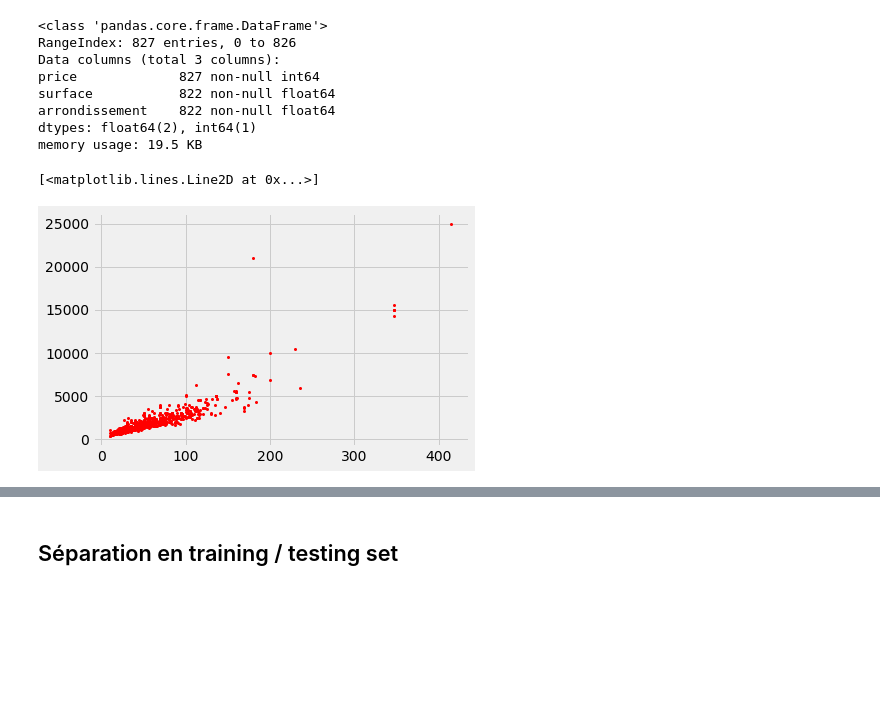
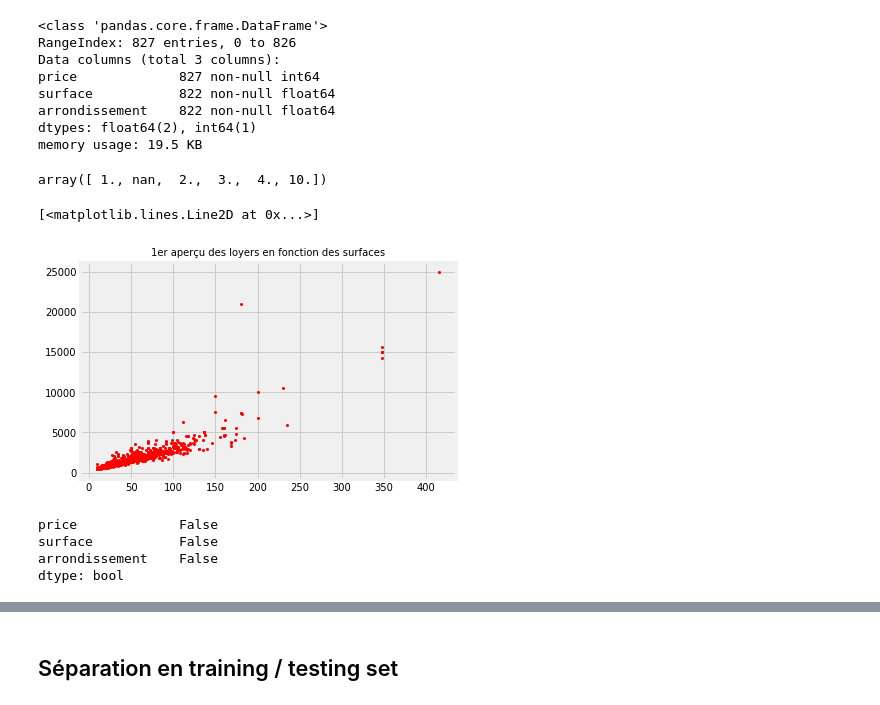
Before and after one commit to obrunet/OCR-projets, a Jupyter notebook: 2.5.prediction_loyer.ipynb, the cells around one changed output, grey strips where cells are left out. Drawn from its saved outputs; the diff is of its cells as text; code cells hidden in the pictures; blank space fills up the shorter version.

```diff
--- a/2.5.prediction_loyer.ipynb
+++ b/2.5.prediction_loyer.ipynb
@@ -46,15 +56,27 @@ surface           822 non-null float64
 arrondissement    822 non-null float64
 dtypes: float64(2), int64(1)
 memory usage: 19.5 KB
+# %%
+house_data.arrondissement.unique()
+# %% [output]
+array([ 1., nan,  2.,  3.,  4., 10.])
 # %%
-plt.style.use('fivethirtyeight')
+#plt.style.use('fivethirtyeight')
+plt.title("1er aperçu des loyers en fonction des surfaces", fontsize='medium')
 plt.plot(house_data['surface'], house_data['price'], 'ro', markersize=2)
 # %% [output]
 [<matplotlib.lines.Line2D at 0x...>]
-[figure, old version]
+[figure, new version]
 # %%
 # on enlève les valeurs lignes avec un prix sans surface ou arrondissement
 house_data = house_data.dropna(axis=0)
 
 # on enlève les valeurs aberrantes
 house_data = house_data[(house_data['price'] < 20000) & (house_data['surface'] < 300)]
+# %%
+house_data.isna().any()
+# %% [output]
+price             False
+surface           False
+arrondissement    False
+dtype: bool
```
Also changed, not shown: parts of 39 cells of this notebook.
